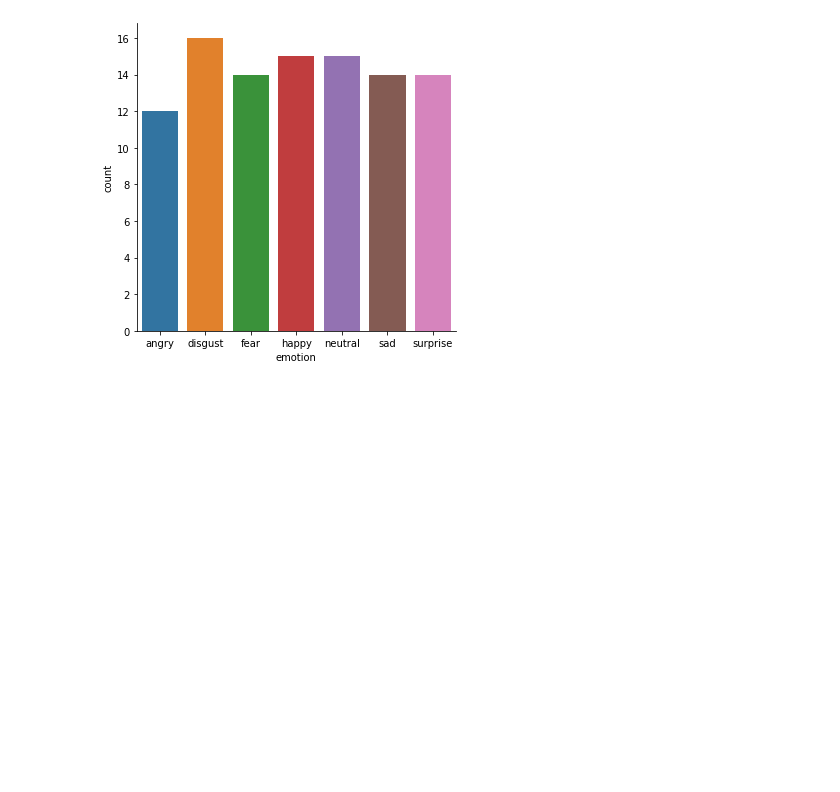
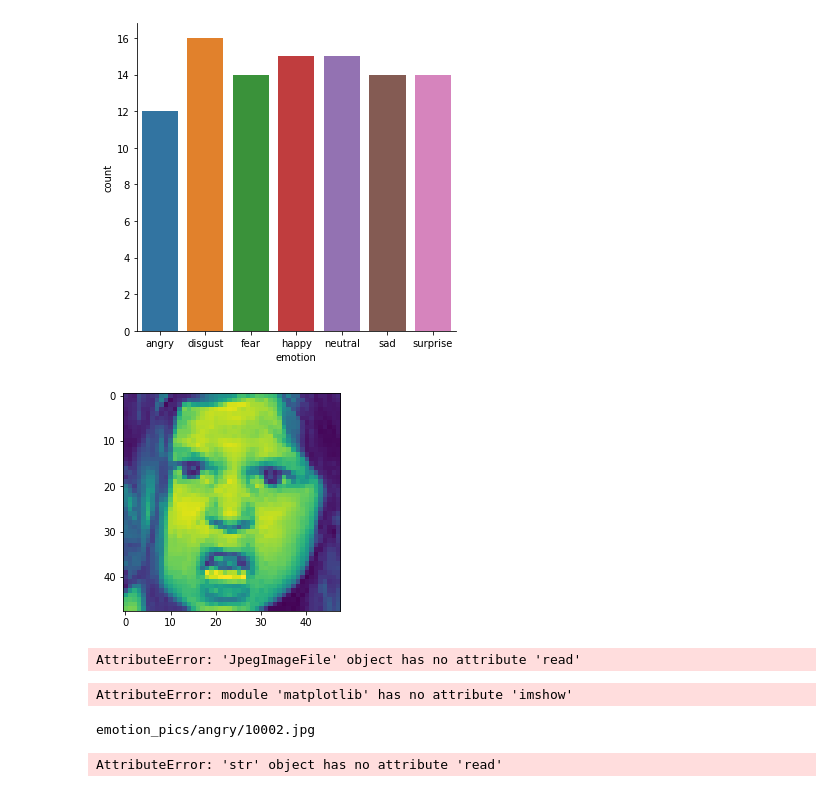
Before and after one commit to nagemnat/cs_face, a Jupyter notebook: emotions.ipynb, the cells around one changed output. Saved outputs shown, nothing was run; the diff lists cells and outputs as text; code cells hidden in the pictures; blank space fills up the shorter version.

Commit message:
Loaded image last cells of code bad

```diff
--- a/emotions.ipynb
+++ b/emotions.ipynb
@@ -222,3 +239,46 @@ sns.catplot(x="emotion", kind="count", data=df)
 # %% [output]
 <seaborn.axisgrid.FacetGrid at 0x...>
 [figure]
+# %%
+#save list of picture namees
+pic_names = df.file_path
+# %%
+image = Image.open(pic_names[0])
+plt.imshow(image)
+plt.show()
+# %% [output]
+[figure, added]
+# %%
+# face_client.face.detect_with_url()
+
+test = face_client.face.detect_with_stream(, return_face_id=True, return_face_landmarks=True, return_face_attributes=['age', 'gender', 'headPose', 'smile', 'facialHair', 'glasses', 'emotion', 'hair', 'makeup', 'occlusion', 'accessories', 'blur', 'exposure', 'noise'], recognition_model='recognition_01', return_recognition_model=True, detection_model='detection_01', custom_headers=None, raw=False)
+
+# face_client.face.models.Emotion()
+for face in test:
+  print(face.face_attributes.emotion)
+# %% [output]
+AttributeError: 'JpegImageFile' object has no attribute 'read'
+# %%
+#define a function that wil l display an image in the notebook, with an optional caption
+def display_image(image_filename, image_caption=None):
+  image = Image.open(image_filename)
+  plt.imshow(image)
+  plt.axis('off')
+  if image_caption != None: #if we need to display a caption for this image
+    plt.title(image_caption, size = 'x-large', y=-0.1)
+  plt.show()
+display_image(pic_names[0])
+# %% [output]
+AttributeError: module 'matplotlib' has no attribute 'imshow'
+# %%
+# face_client.face.detect_with_url()
+pic = pic_names[0]
+print(pic)
+test = face_client.face.detect_with_stream(pic_names[0], return_face_id=True, return_face_landmarks=True, return_face_attributes=['age', 'gender', 'headPose', 'smile', 'facialHair', 'glasses', 'emotion', 'hair', 'makeup', 'occlusion', 'accessories', 'blur', 'exposure', 'noise'], recognition_model='recognition_01', return_recognition_model=True, detection_model='detection_01', custom_headers=None, raw=False)
+
+# face_client.face.models.Emotion()
+for face in test:
+  print(face.face_attributes.emotion)
+# %% [output]
+emotion_pics/angry/10002.jpg
+AttributeError: 'str' object has no attribute 'read'
```
Also changed, not shown: parts of 3 cells of this notebook, 2 other files.
